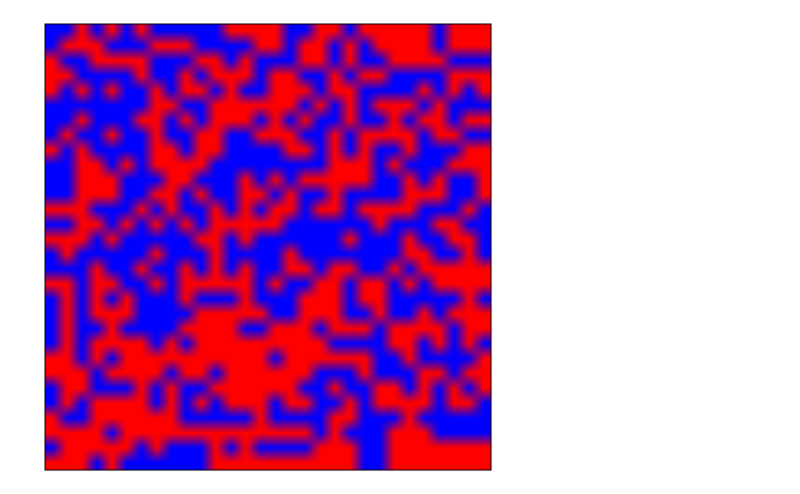
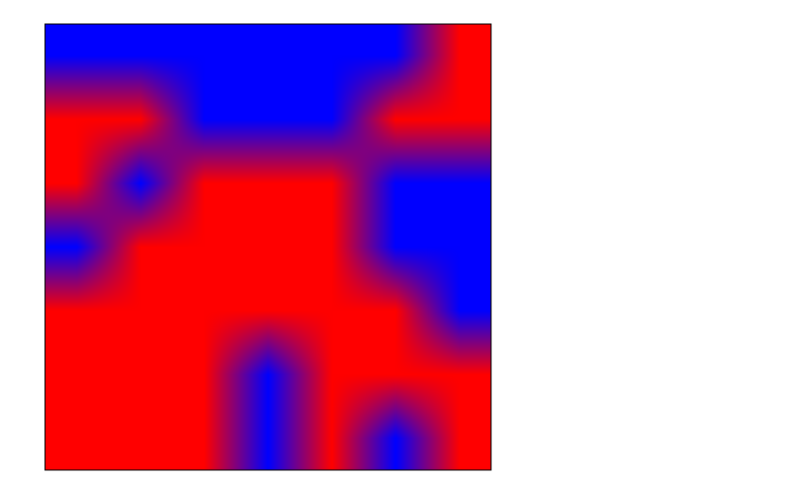
Before and after one commit to kaitshin/PHYSICS113-final-project, a Jupyter notebook: Wolff.ipynb, the cells around one changed output. Cells and saved outputs as stored; diff of their text form; code cells hidden in the pictures.

```diff
--- a/Wolff.ipynb
+++ b/Wolff.ipynb
@@ -46,17 +46,21 @@ def get_clustered_spins_to_flip(flattened_grid, s, neighboring_iis, flip_prob):
 
     adapted from the pseudocode in https://arxiv.org/pdf/cond-mat/0311623v1.pdf
     '''
-    link = np.array([s])
+    # link = np.array([s])
+    link = np.zeros_like(flattened_grid)
+    link[s] = 1
     cluster_iis = np.array([s])
 
-    while len(link) > 0:
-        l = np.random.choice(link)
+    while len([x for x in link if x==1]) > 0:
+        l = np.random.choice([x for x in range(len(link)) if link[x]==1])
         for n in neighboring_iis[l]:
             if (flattened_grid[n] == flattened_grid[l] and n not in cluster_iis
                 and np.random.rand() <= flip_prob):
-                link = np.append(link, n)
+                # link = np.append(link, n)
+                link[n] = 1
                 cluster_iis = np.append(cluster_iis, n)
-        link = np.delete(link, np.where(link==l)[0])
+        # link = np.delete(link, np.where(link==l)[0])
+        link[l] = 0
 
     return np.array(cluster_iis, dtype=int)
 # %%
@@ -92,9 +96,9 @@ def wolff(init, L, J, T, nsteps):
 # %%
 T = 2.5
 J = 1
-L = 30
-nsteps = 10
+L = 7
+nsteps = L#**3
 init = np.reshape([random.choice([1, -1]) for k in range(L*L)], (L,L))
 %time wolff(init, L, J, T, nsteps)
 # %% [output]
-[figure, old version]
+[figure, new version]
```
Also changed, not shown: parts of 1 cell of this notebook.
